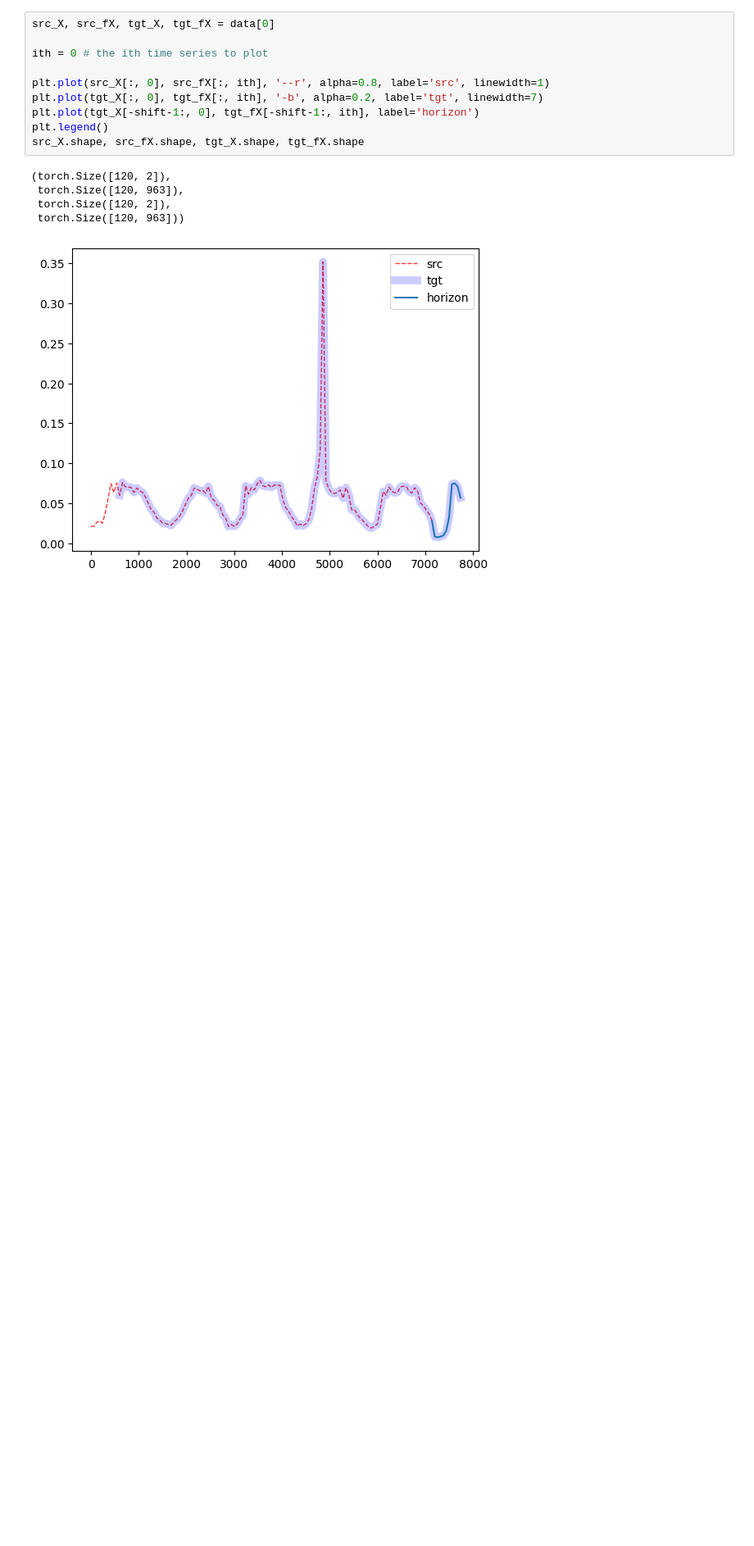
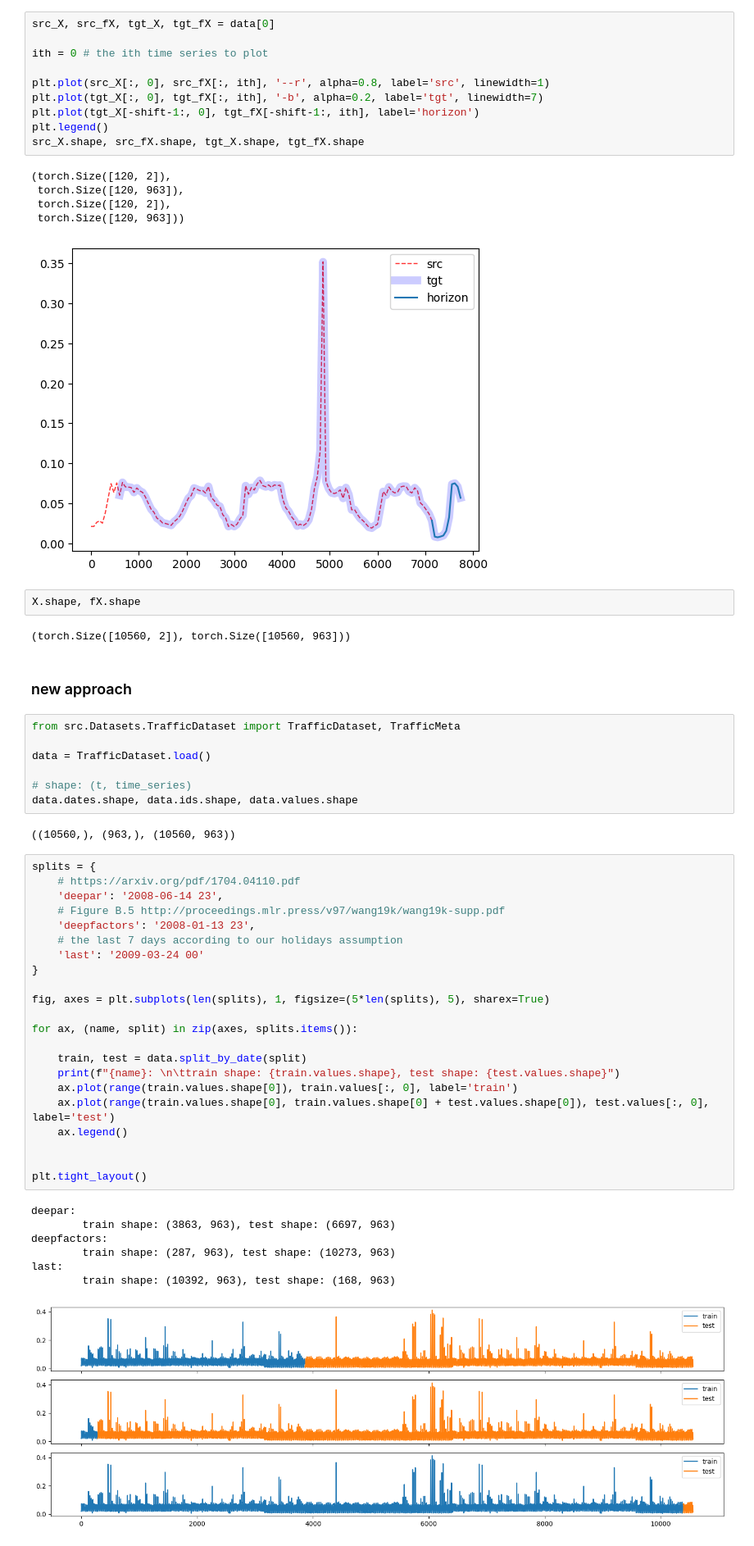
Before and after one commit to FinnAlberts/attention_analysis, a Jupyter notebook: notebooks/visualize_datasets.ipynb, the cells around one changed output. Shown at 82% size. Cells and saved outputs as stored; diff of their text form; blank space fills up the shorter version.

```diff
--- a/notebooks/visualize_datasets.ipynb
+++ b/notebooks/visualize_datasets.ipynb
@@ -374,3 +364,48 @@ src_X.shape, src_fX.shape, tgt_X.shape, tgt_fX.shape
  torch.Size([120, 2]),
  torch.Size([120, 963]))
 [figure]
+# %%
+X.shape, fX.shape
+# %% [output]
+(torch.Size([10560, 2]), torch.Size([10560, 963]))
+# %% [markdown]
+### new approach
+# %%
+from src.Datasets.TrafficDataset import TrafficDataset, TrafficMeta
+
+data = TrafficDataset.load()
+
+# shape: (t, time_series)
+data.dates.shape, data.ids.shape, data.values.shape
+# %% [output]
+((10560,), (963,), (10560, 963))
+# %%
+splits = {
+    # https://arxiv.org/pdf/1704.04110.pdf
+    'deepar': '2008-06-14 23',
+    # Figure B.5 http://proceedings.mlr.press/v97/wang19k/wang19k-supp.pdf
+    'deepfactors': '2008-01-13 23',
+    # the last 7 days according to our holidays assumption
+    'last': '2009-03-24 00'
+}
+
+fig, axes = plt.subplots(len(splits), 1, figsize=(5*len(splits), 5), sharex=True)
+
+for ax, (name, split) in zip(axes, splits.items()):
+
+    train, test = data.split_by_date(split)
+    print(f"{name}: \n\ttrain shape: {train.values.shape}, test shape: {test.values.shape}")
+    ax.plot(range(train.values.shape[0]), train.values[:, 0], label='train')
+    ax.plot(range(train.values.shape[0], train.values.shape[0] + test.values.shape[0]), test.values[:, 0], label='test')
+    ax.legend()
+
+
+plt.tight_layout()
+# %% [output]
+deepar:
+        train shape: (3863, 963), test shape: (6697, 963)
+deepfactors:
+        train shape: (287, 963), test shape: (10273, 963)
+last:
+        train shape: (10392, 963), test shape: (168, 963)
+[figure, added]
```
Also changed, not shown: parts of 7 cells of this notebook, 3 other files.
